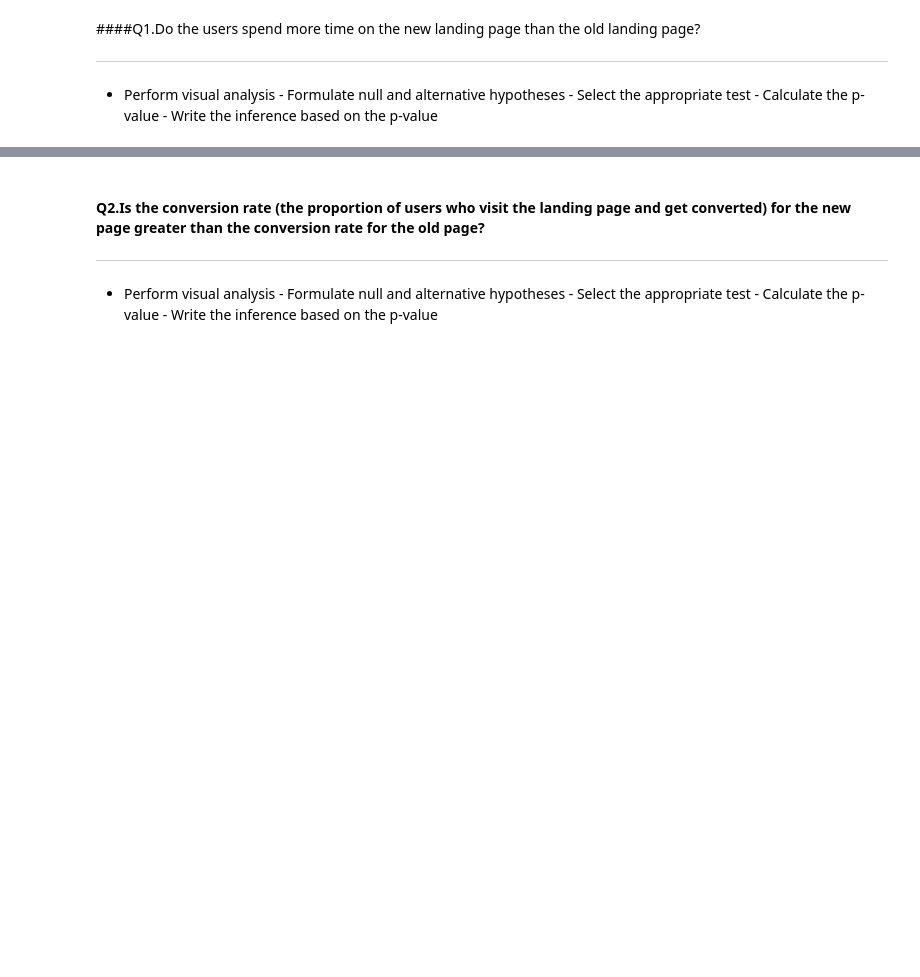
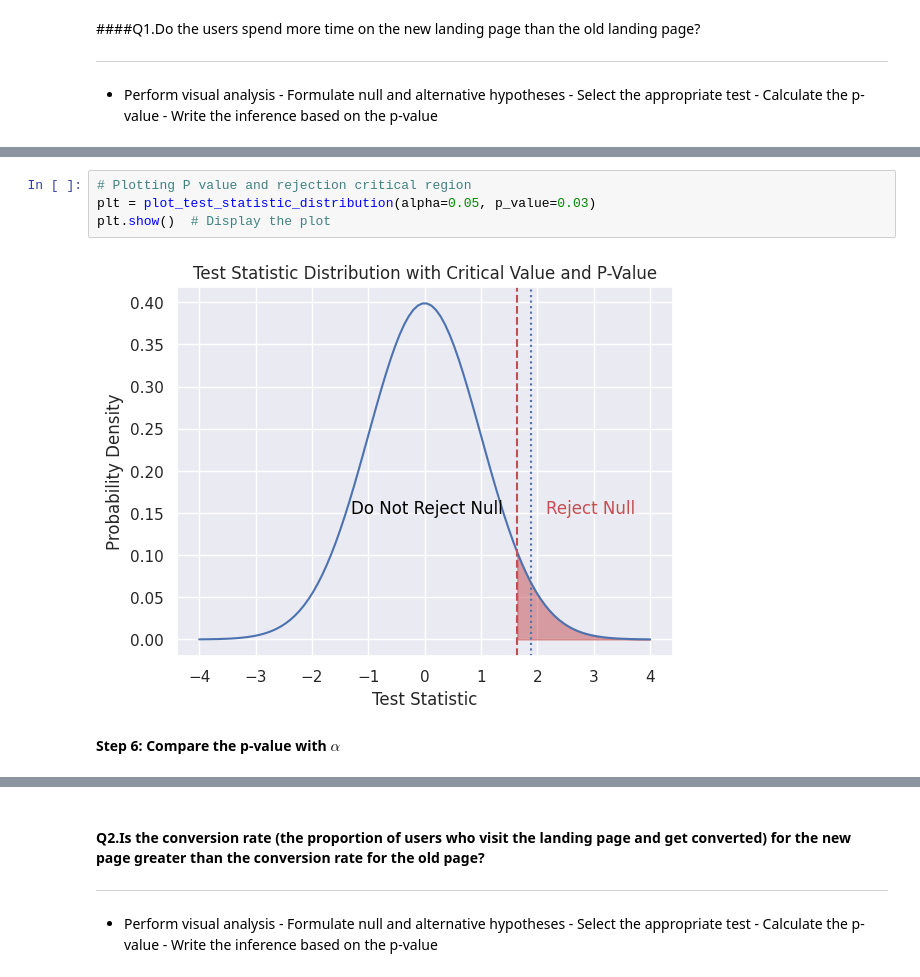
Before and after one commit to Rajesh2015/E-news-Express-Project, a Jupyter notebook: E-news Express Project Solution.ipynb, the cells around one changed output, grey strips where cells are left out. Cells and saved outputs as stored; diff of their text form; blank space fills up the shorter version.

Commit message:
Answred first hypothesis test answers

```diff
--- a/E-news Express Project Solution.ipynb
+++ b/E-news Express Project Solution.ipynb
@@ -649,0 +824,8 @@ It seems users who use spanish with less time on the landing page have more chan
+# %%
+# Plotting P value and rejection critical region
+plt = plot_test_statistic_distribution(alpha=0.05, p_value=0.03)
+plt.show()  # Display the plot
+# %% [output]
+[figure, added]
+# %% [markdown]
+**Step 6: Compare the p-value with $\alpha$**
```
Also changed, not shown: parts of 17 cells of this notebook.
